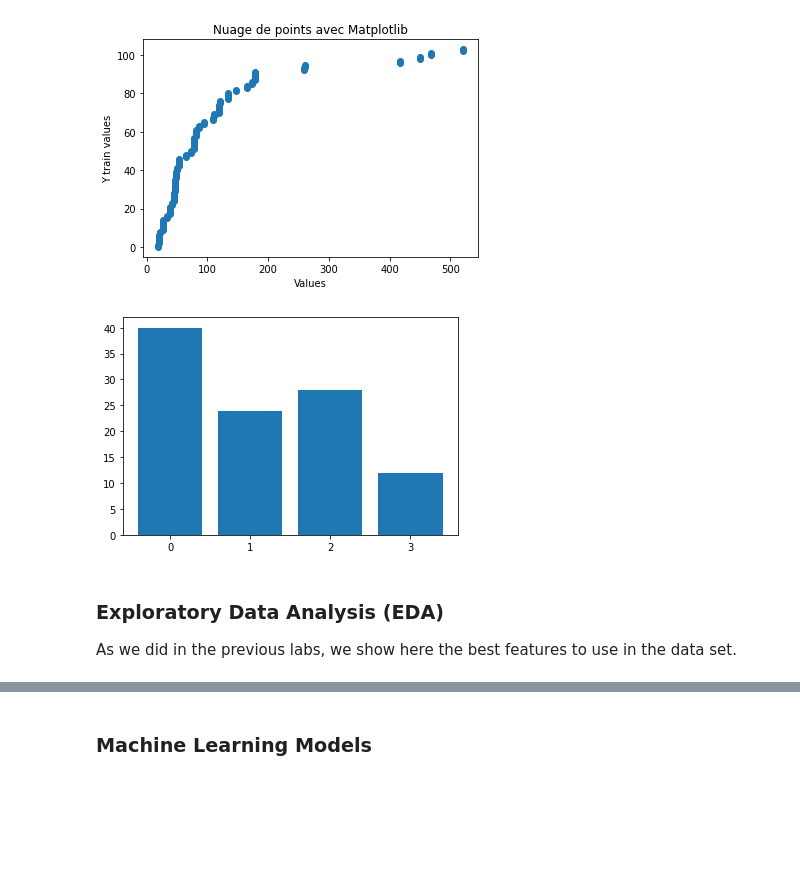
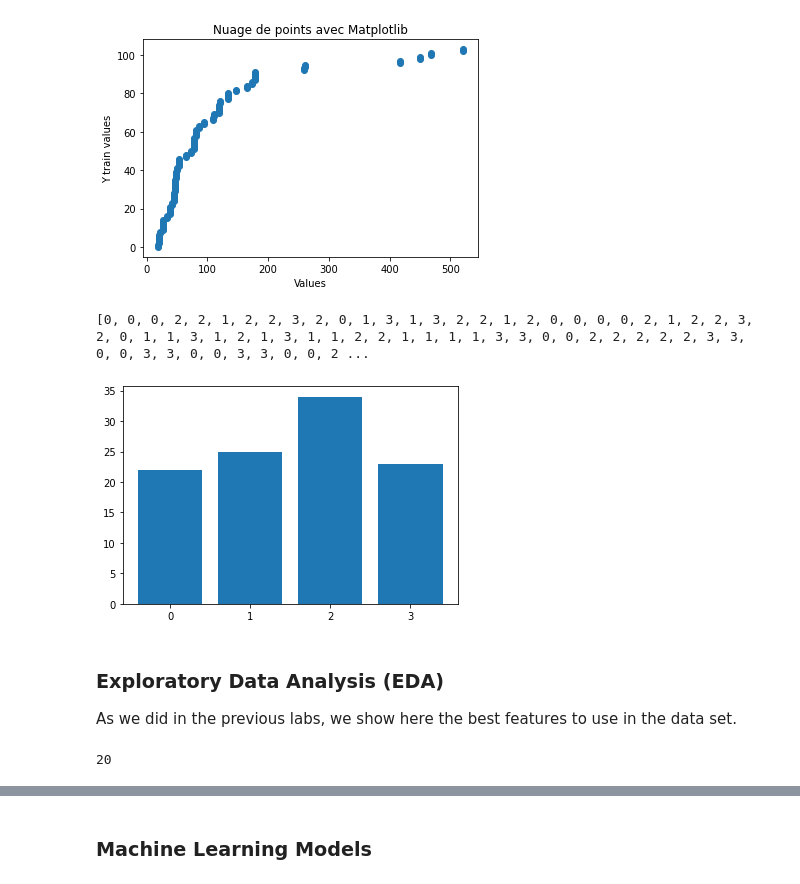
Before and after one commit to mauricelehmann/XAI_final_project, a Jupyter notebook: Final Project.ipynb, the cells around one changed output, grey strips where cells are left out. Drawn from its saved outputs; the diff is of its cells as text; code cells hidden in the pictures; blank space fills up the shorter version.

```diff
--- a/Final Project.ipynb
+++ b/Final Project.ipynb
@@ -127,27 +129,33 @@ plt.show()
 #y_test = [round(x) for x in y_test]
 
 def getClass(val):
-    if val < 48 :
+    if val < 40 :
         return 0
-    elif val >= 48 and val < 110:
+    elif val >= 45 and val < 70:
         return 1
-    elif val >= 110 and val < 200:
+    elif val >= 105 and val < 450:
         return 2
     else:
         return 3
 
 y_train_with_class = [getClass(x) for x in y_train]
 y_test_with_class = [getClass(x) for x in y_test]
+
+print(y_test_with_class)
+# %% [output]
+[0, 0, 0, 2, 2, 1, 2, 2, 3, 2, 0, 1, 3, 1, 3, 2, 2, 1, 2, 0, 0, 0, 0, 2, 1, 2, 2, 3, 2, 0, 1, 1, 3, 1, 2, 1, 3, 1, 1, 2, 2, 1, 1, 1, 1, 3, 3, 0, 0, 2, 2, 2, 2, 2, 3, 3, 0, 0, 3, 3, 0, 0, 3, 3, 0, 0, 2 ...
 # %%
 classes = [0,1,2,3]
-y_train = list(set([ y_train_with_class.count(v) for v in y_train_with_class ]))
+y_train_sorted = sorted(y_train_with_class)
+y_train_plt = []
 
-plt.bar(classes, y_train)
+for c in classes:
+    y_train_plt.append(y_train_with_class.count(c))
+plt.bar(classes, y_train_plt)
 plt.xticks(classes, classes)
-
 plt.show()
 # %% [output]
-[figure, old version]
+[figure, new version]
 # %% [markdown]
 ### Exploratory Data Analysis (EDA)
 
@@ -190,5 +198,7 @@ def print_features(fs):
 
 #configure to select all features
 X_train_fs, X_test_fs, fs = select_features(X_train, y_train_with_class, X_test, 20, mutual_info_classif)
+# %% [output]
+20
 # %%
 print_features(fs)
```
Also changed, not shown: parts of 7 cells of this notebook.
